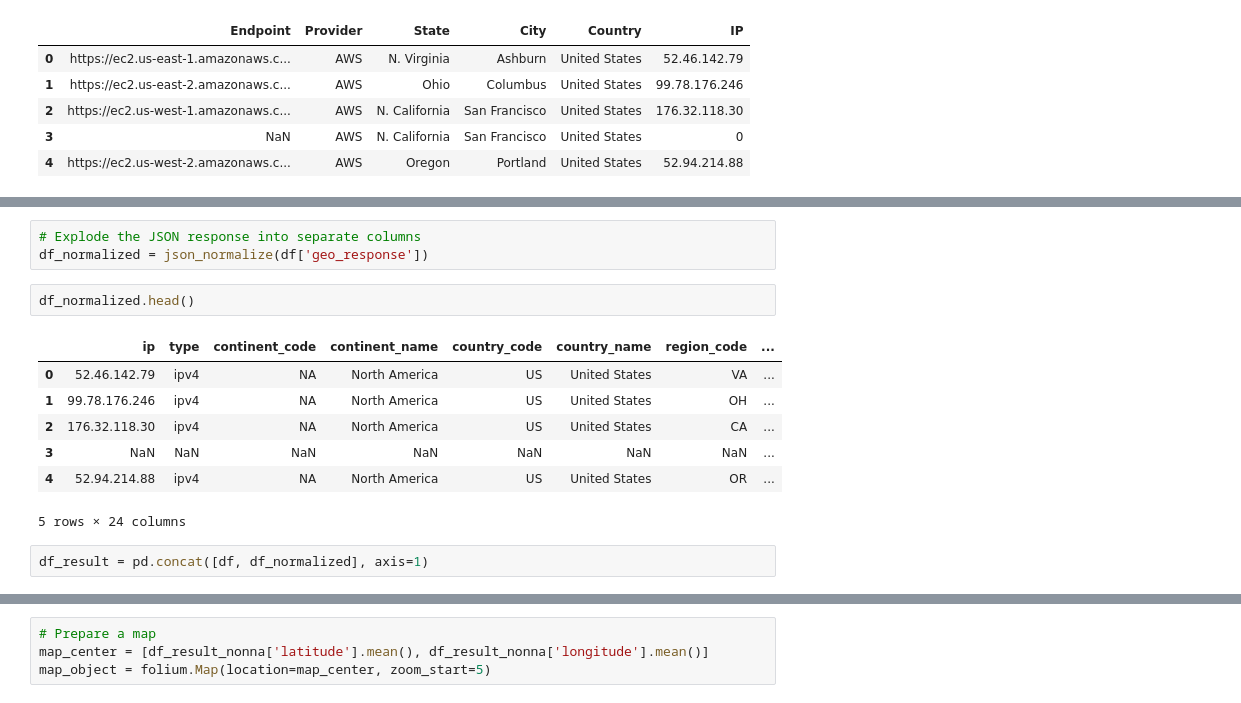
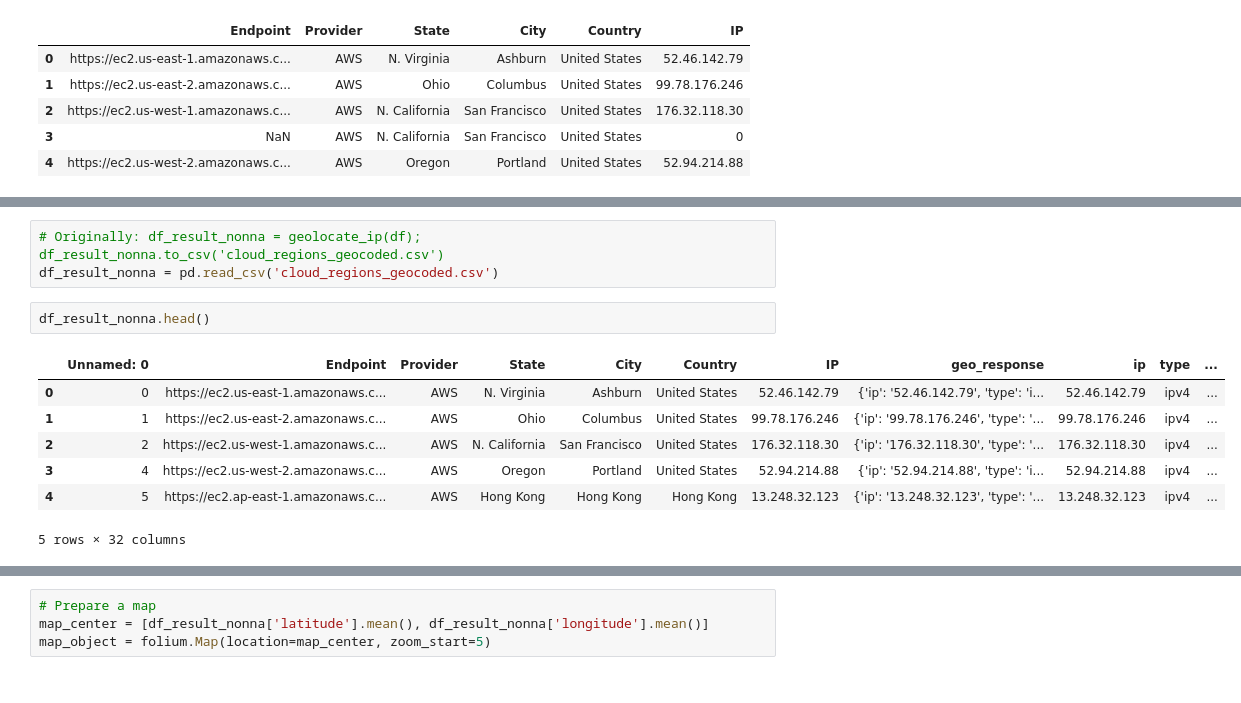
Before and after one commit to mpraski/cmb2023-assignment-3, a Jupyter notebook: assignment_three.ipynb, the cells around one changed output, grey strips where cells are left out. Drawn from its saved outputs; the diff is of its cells as text.

```diff
--- a/assignment_three.ipynb
+++ b/assignment_three.ipynb
@@ -78,15 +77,13 @@ URL: http://api.ipstack.com/134.70.192.1?access_key=af9d6f3b9d4984149040eaa80989
-# %%
-# Explode the JSON response into separate columns
-df_normalized = json_normalize(df['geo_response'])
+# %%
+# Originally: df_result_nonna = geolocate_ip(df); df_result_nonna.to_csv('cloud_regions_geocoded.csv')
+df_result_nonna = pd.read_csv('cloud_regions_geocoded.csv')
 # %%
-df_normalized.head()
+df_result_nonna.head()
 # %% [output]
-|  | ip | type | continent_code | continent_name | country_code | country_name | region_code | ... |
-| 0 | 52.46.142.79 | ipv4 | NA | North America | US | United States | VA | ... |
-| 1 | 99.78.176.246 | ipv4 | NA | North America | US | United States | OH | ... |
-| 2 | 176.32.118.30 | ipv4 | NA | North America | US | United States | CA | ... |
-| 3 | NaN | NaN | NaN | NaN | NaN | NaN | NaN | ... |
-| 4 | 52.94.214.88 | ipv4 | NA | North America | US | United States | OR | ... |
+|  | Unnamed: 0 | Endpoint | Provider | State | City | Country | IP | geo_response | ip | type | ... |
+| 0 | 0 | https://ec2.us-east-1.amazonaws.c... | AWS | N. Virginia | Ashburn | United States | 52.46.142.79 | {'ip': '52.46.142.79', 'type': 'i... | 52.46.142.79 | ipv4 | ... |
+| 1 | 1 | https://ec2.us-east-2.amazonaws.c... | AWS | Ohio | Columbus | United States | 99.78.176.246 | {'ip': '99.78.176.246', 'type': '... | 99.78.176.246 | ipv4 | ... |
+| 2 | 2 | https://ec2.us-west-1.amazonaws.c... | AWS | N. California | San Francisco | United States | 176.32.118.30 | {'ip': '176.32.118.30', 'type': '... | 176.32.118.30 | ipv4 | ... |
+| 3 | 4 | https://ec2.us-west-2.amazonaws.c... | AWS | Oregon | Portland | United States | 52.94.214.88 | {'ip': '52.94.214.88', 'type': 'i... | 52.94.214.88 | ipv4 | ... |
+| 4 | 5 | https://ec2.ap-east-1.amazonaws.c... | AWS | Hong Kong | Hong Kong | Hong Kong | 13.248.32.123 | {'ip': '13.248.32.123', 'type': '... | 13.248.32.123 | ipv4 | ... |
-5 rows × 24 columns
+5 rows × 32 columns
-# %%
-df_result = pd.concat([df, df_normalized], axis=1)
```
Also changed, not shown: parts of 15 cells of this notebook, 1 other file.
